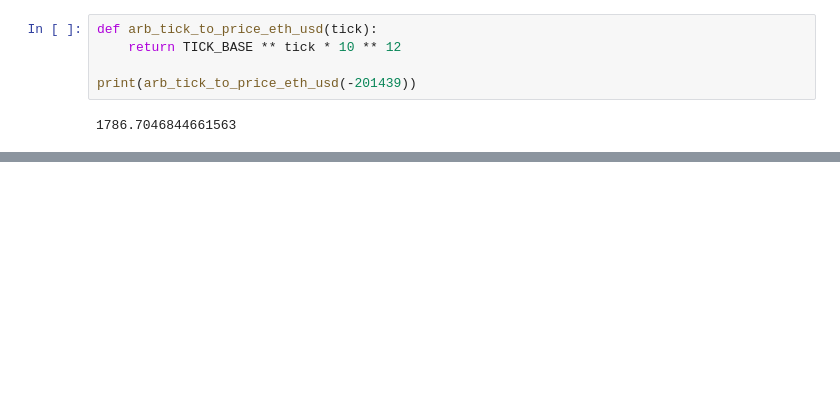
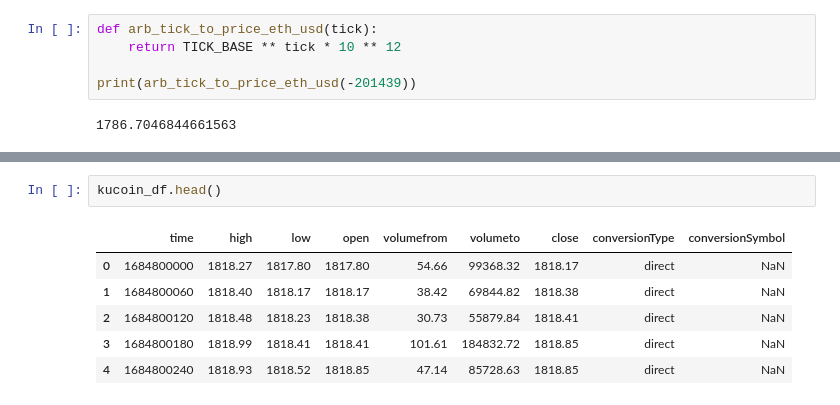
Before and after one commit to zhant09/uniswap-v3-analysis, a Jupyter notebook: src/data_storage/dex_cex_analysis.ipynb, the cells around one changed output, grey strips where cells are left out. Drawn from its saved outputs; the diff is of its cells as text; blank space fills up the shorter version.

```diff
--- a/src/data_storage/dex_cex_analysis.ipynb
+++ b/src/data_storage/dex_cex_analysis.ipynb
@@ -243,0 +257,9 @@ print(arb_tick_to_price_eth_usd(-201439))
+# %%
+kucoin_df.head()
+# %% [output]
+|  | time | high | low | open | volumefrom | volumeto | close | conversionType | conversionSymbol |
+| 0 | 1684800000 | 1818.27 | 1817.80 | 1817.80 | 54.66 | 99368.32 | 1818.17 | direct | NaN |
+| 1 | 1684800060 | 1818.40 | 1818.17 | 1818.17 | 38.42 | 69844.82 | 1818.38 | direct | NaN |
+| 2 | 1684800120 | 1818.48 | 1818.23 | 1818.38 | 30.73 | 55879.84 | 1818.41 | direct | NaN |
+| 3 | 1684800180 | 1818.99 | 1818.41 | 1818.41 | 101.61 | 184832.72 | 1818.85 | direct | NaN |
+| 4 | 1684800240 | 1818.93 | 1818.52 | 1818.85 | 47.14 | 85728.63 | 1818.85 | direct | NaN |
```
Also changed, not shown: parts of 29 cells of this notebook.
